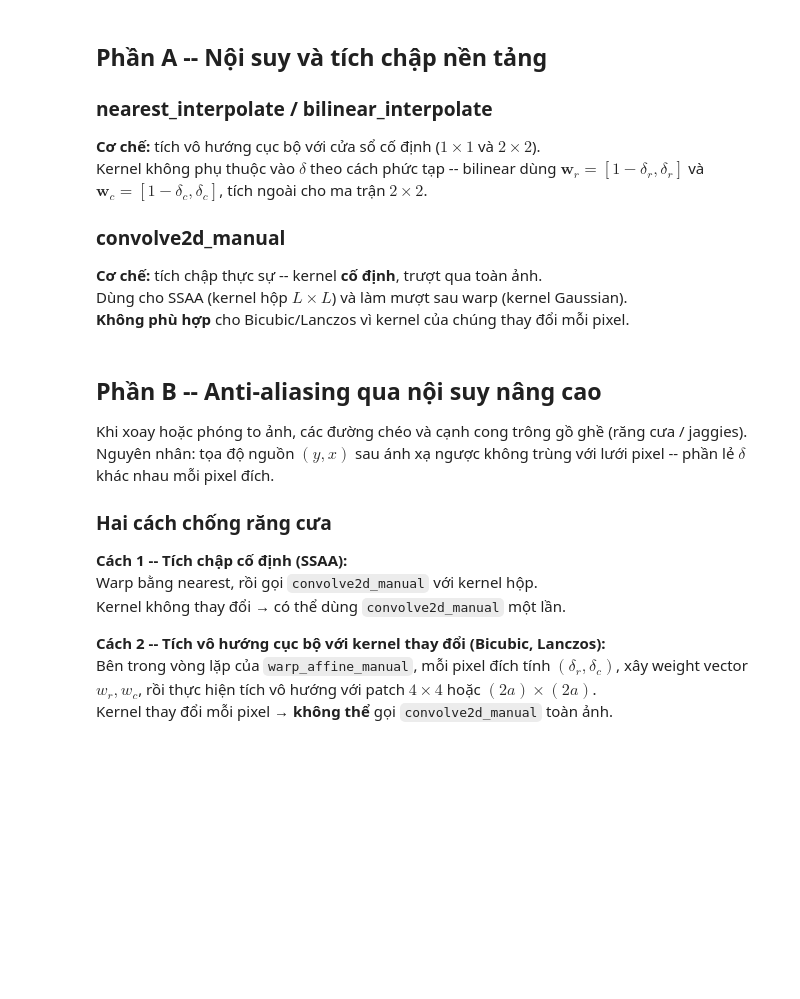
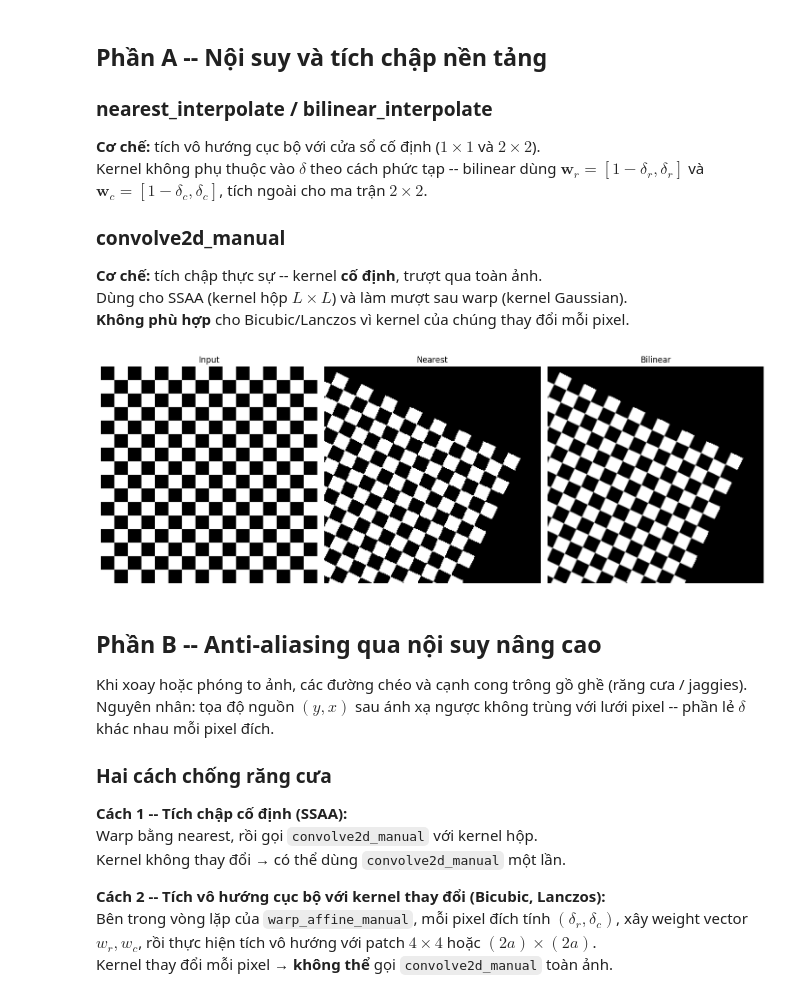
Before and after one commit to rosdev29/UTH-CV-BaiTap, a Jupyter notebook: Chapter1/bai_tap_thuc_hanh_xu_ly_anh_3-2.ipynb, the cells around one changed output. Saved outputs shown, nothing was run; the diff lists cells and outputs as text; code cells hidden in the pictures; blank space fills up the shorter version.

```diff
--- a/Chapter1/bai_tap_thuc_hanh_xu_ly_anh_3-2.ipynb
+++ b/Chapter1/bai_tap_thuc_hanh_xu_ly_anh_3-2.ipynb
@@ -495,10 +499,33 @@ def warp_affine_manual(img, matrix, out_shape, interpolation='nearest', fill_val
 # %%
 # Ô kiểm tra nhanh Phần A
 # Ví dụ khung:
 # M = rotation_matrix(25)
 # out_nn = warp_affine_manual(checkerboard_img.astype(np.float32), M, checkerboard_img.shape, interpolation='nearest')
 # out_bl = warp_affine_manual(checkerboard_img.astype(np.float32), M, checkerboard_img.shape, interpolation='bilinear')
 # show_images([checkerboard_img, out_nn, out_bl], ['Đầu vào', 'Nearest', 'Bilinear'])
+
+M = rotation_matrix(25)
+
+out_nn = warp_affine_manual(
+    checkerboard_img.astype(np.float32),
+    M,
+    checkerboard_img.shape,
+    interpolation='nearest'
+)
+
+out_bl = warp_affine_manual(
+    checkerboard_img.astype(np.float32),
+    M,
+    checkerboard_img.shape,
+    interpolation='bilinear'
+)
+
+show_images(
+    [checkerboard_img, out_nn, out_bl],
+    ['Input', 'Nearest', 'Bilinear']
+)
+# %% [output]
+[figure, added]
 # %% [markdown]
 ## Phần B -- Anti-aliasing qua nội suy nâng cao
 
```
Also changed, not shown: parts of 3 cells of this notebook.
